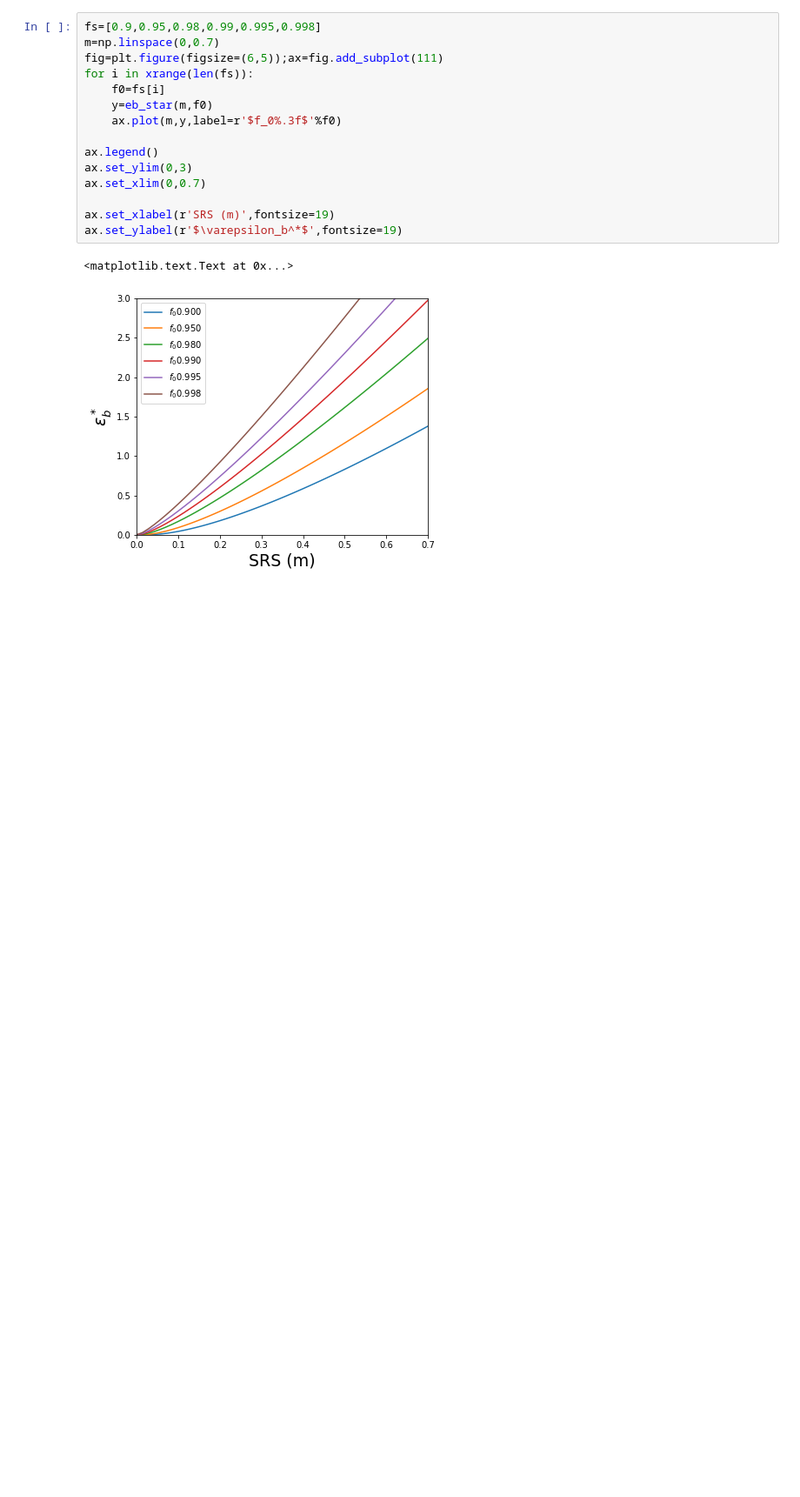
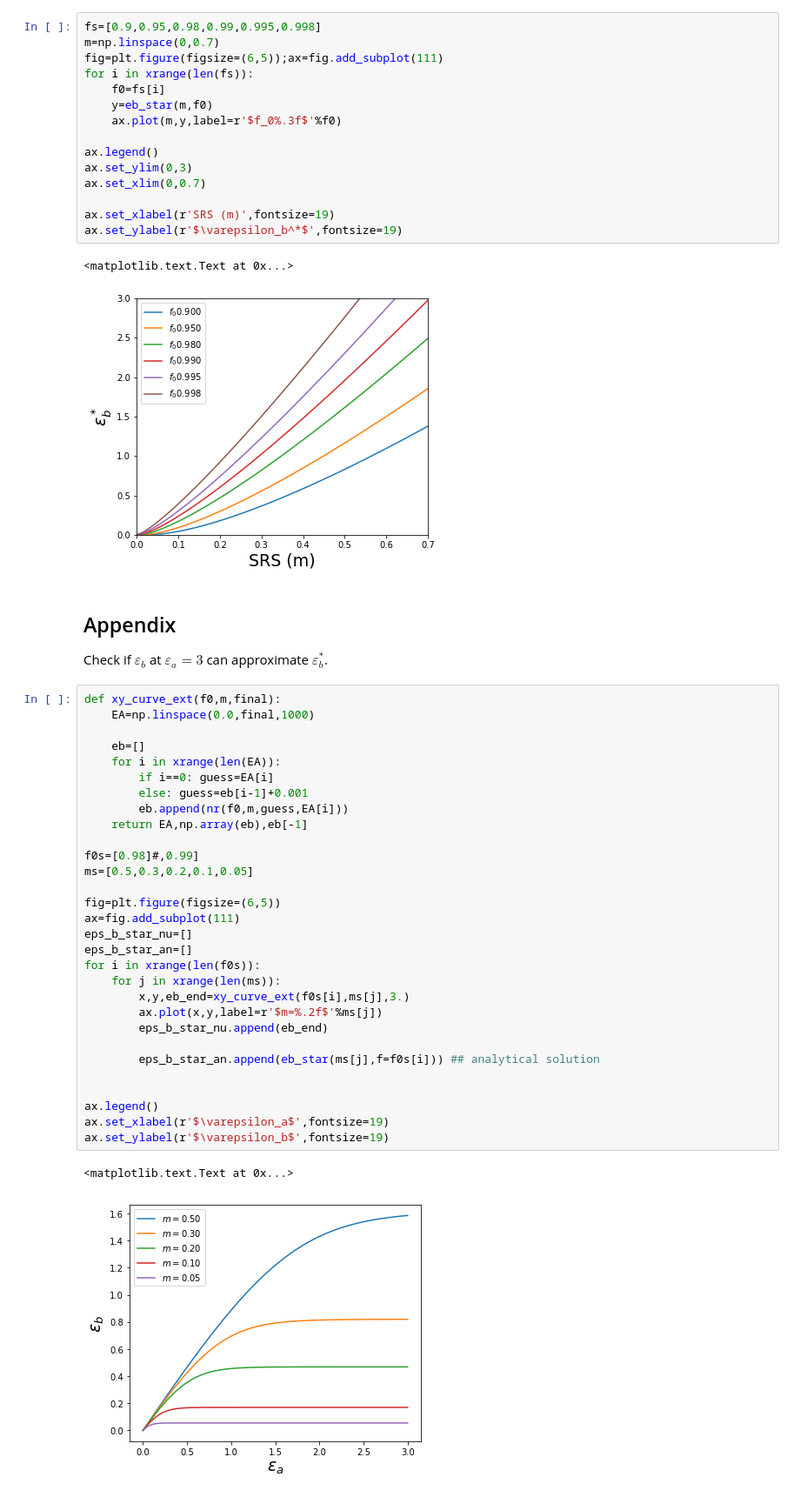
Before and after one commit to youngung/lectures, a Jupyter notebook: ipynb/fig5-10_metalforming_hosford&caddell.ipynb, the cells around one changed output. Shown at 87% size. Drawn from its saved outputs; the diff is of its cells as text; blank space fills up the shorter version.

```diff
--- a/ipynb/fig5-10_metalforming_hosford&caddell.ipynb
+++ b/ipynb/fig5-10_metalforming_hosford&caddell.ipynb
@@ -73,3 +73,40 @@ ax.set_ylabel(r'$\varepsilon_b^*$',fontsize=19)
 # %% [output]
 <matplotlib.text.Text at 0x...>
 [figure]
+# %% [markdown]
+## Appendix
+
+Check if $\varepsilon_b$ at $\varepsilon_a=3$ can approximate $\varepsilon_b^*$.
+# %%
+def xy_curve_ext(f0,m,final):
+    EA=np.linspace(0.0,final,1000)
+
+    eb=[]
+    for i in xrange(len(EA)):
+        if i==0: guess=EA[i]
+        else: guess=eb[i-1]+0.001
+        eb.append(nr(f0,m,guess,EA[i]))
+    return EA,np.array(eb),eb[-1]
+
+f0s=[0.98]#,0.99]
+ms=[0.5,0.3,0.2,0.1,0.05]
+
+fig=plt.figure(figsize=(6,5))
+ax=fig.add_subplot(111)
+eps_b_star_nu=[]
+eps_b_star_an=[]
+for i in xrange(len(f0s)):
+    for j in xrange(len(ms)):
+        x,y,eb_end=xy_curve_ext(f0s[i],ms[j],3.)
+        ax.plot(x,y,label=r'$m=%.2f$'%ms[j])
+        eps_b_star_nu.append(eb_end)
+
+        eps_b_star_an.append(eb_star(ms[j],f=f0s[i])) ## analytical solution
+
+
+ax.legend()
+ax.set_xlabel(r'$\varepsilon_a$',fontsize=19)
+ax.set_ylabel(r'$\varepsilon_b$',fontsize=19)
+# %% [output]
+<matplotlib.text.Text at 0x...>
+[figure, added]
```
Also changed, not shown: parts of 2 cells of this notebook, 1 other file.
